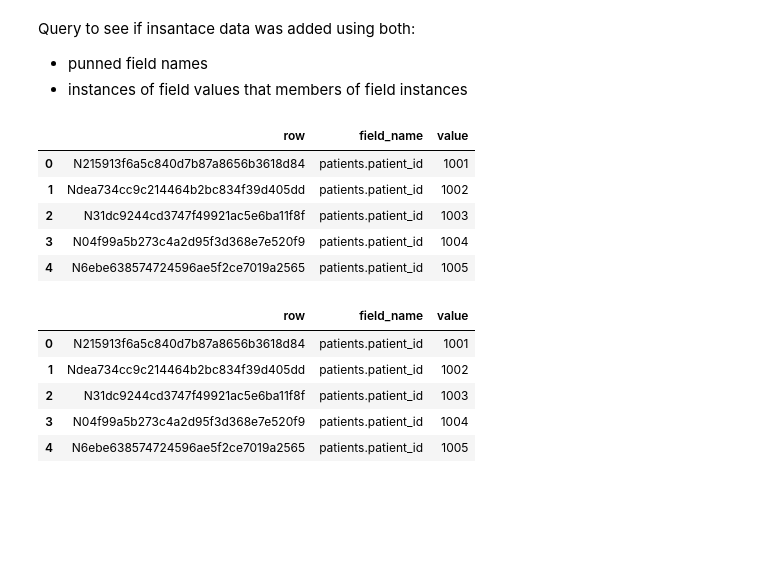
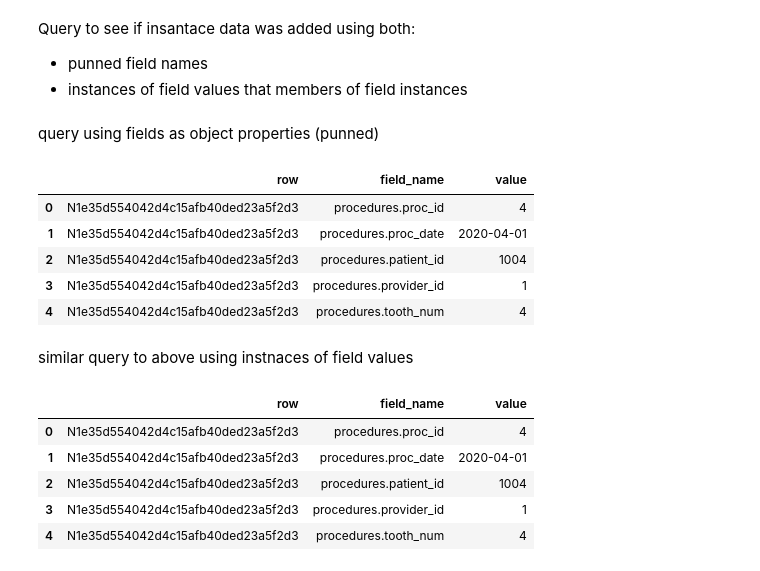
Before and after one commit to wdduncan/test-data-field-punning, a Jupyter notebook: notebooks/schema_demo.ipynb, the cells around one changed output. Cells and saved outputs as stored; diff of their text form; code cells hidden in the pictures; blank space fills up the shorter version.

```diff
--- a/notebooks/schema_demo.ipynb
+++ b/notebooks/schema_demo.ipynb
@@ -310,25 +311,31 @@ g.add_df(providers, 'providers', field_ns, ns)
 Query to see if insantace data was added using both:
 * punned field names
 * instances of field values that members of field instances
+# %% [markdown]
+query using fields as object properties (punned)
 # %%
 q = """
 prefix : <https://data-field-punning.owl/>
 select ?row ?field_name ?value where {
   ?field a :field;
       rdfs:label ?field_name .
 
   ?row a :row;
       ?field [:has_value ?value] .
-} limit 5
+}
+order by ?row
+limit 5
 """
 g.sparql_query_to_df(q)
 # %% [output]
 |  | row | field_name | value |
-| 0 | N215913f6a5c840d7b87a8656b3618d84 | patients.patient_id | 1001 |
-| 1 | Ndea734cc9c214464b2bc834f39d405dd | patients.patient_id | 1002 |
-| 2 | N31dc9244cd3747f49921ac5e6ba11f8f | patients.patient_id | 1003 |
-| 3 | N04f99a5b273c4a2d95f3d368e7e520f9 | patients.patient_id | 1004 |
-| 4 | N6ebe638574724596ae5f2ce7019a2565 | patients.patient_id | 1005 |
+| 0 | N1e35d554042d4c15afb40ded23a5f2d3 | procedures.proc_id | 4 |
+| 1 | N1e35d554042d4c15afb40ded23a5f2d3 | procedures.proc_date | 2020-04-01 |
+| 2 | N1e35d554042d4c15afb40ded23a5f2d3 | procedures.patient_id | 1004 |
+| 3 | N1e35d554042d4c15afb40ded23a5f2d3 | procedures.provider_id | 1 |
+| 4 | N1e35d554042d4c15afb40ded23a5f2d3 | procedures.tooth_num | 4 |
+# %% [markdown]
+similar query to above using instnaces of field values
 # %%
 q = """
 prefix : <https://data-field-punning.owl/>
@@ -346,14 +353,16 @@ select ?row ?field_name ?value where {
       :has_value ?value .
 
 
-} limit 5
+}
+order by ?row
+limit 5
 """
 g.sparql_query_to_df(q)
 # %% [output]
 |  | row | field_name | value |
-| 0 | N215913f6a5c840d7b87a8656b3618d84 | patients.patient_id | 1001 |
-| 1 | Ndea734cc9c214464b2bc834f39d405dd | patients.patient_id | 1002 |
-| 2 | N31dc9244cd3747f49921ac5e6ba11f8f | patients.patient_id | 1003 |
-| 3 | N04f99a5b273c4a2d95f3d368e7e520f9 | patients.patient_id | 1004 |
-| 4 | N6ebe638574724596ae5f2ce7019a2565 | patients.patient_id | 1005 |
+| 0 | N1e35d554042d4c15afb40ded23a5f2d3 | procedures.proc_id | 4 |
+| 1 | N1e35d554042d4c15afb40ded23a5f2d3 | procedures.proc_date | 2020-04-01 |
+| 2 | N1e35d554042d4c15afb40ded23a5f2d3 | procedures.patient_id | 1004 |
+| 3 | N1e35d554042d4c15afb40ded23a5f2d3 | procedures.provider_id | 1 |
+| 4 | N1e35d554042d4c15afb40ded23a5f2d3 | procedures.tooth_num | 4 |
 # %% [markdown]
```
Also changed, not shown: parts of 12 cells of this notebook, 1 other file.
